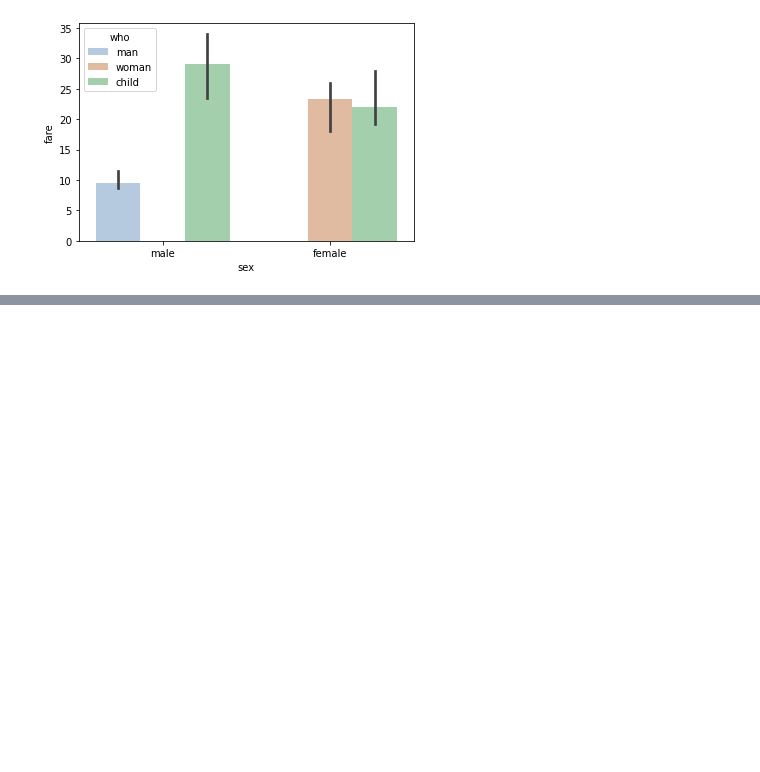
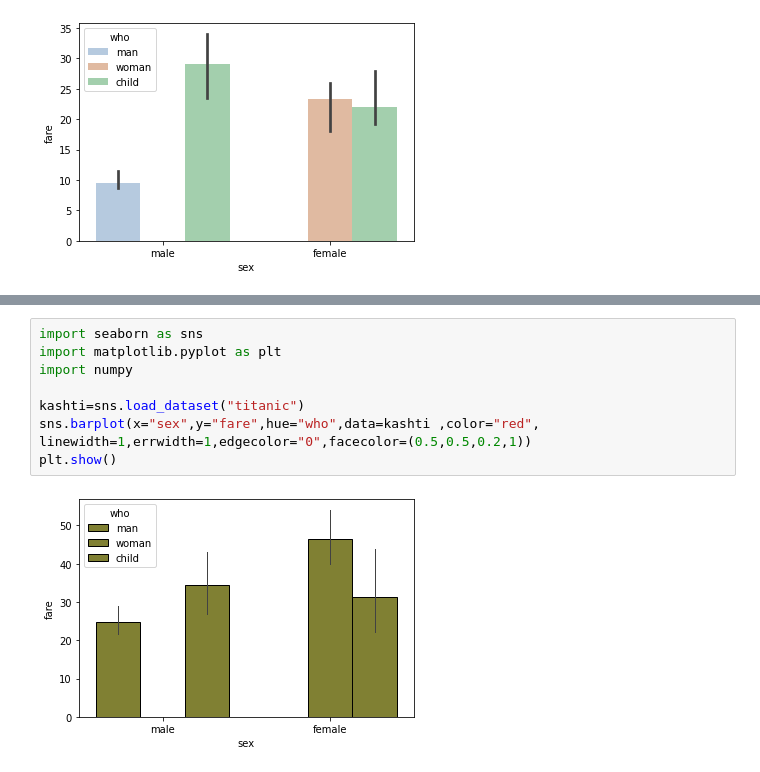
Before and after one commit to usmanjavaid227/Complete_Data-Science, a Jupyter notebook: visual/02_bar_plot.ipynb, the cells around one changed output, grey strips where cells are left out. Saved outputs shown, nothing was run; the diff lists cells and outputs as text; blank space fills up the shorter version.

```diff
--- a/visual/02_bar_plot.ipynb
+++ b/visual/02_bar_plot.ipynb
@@ -92,0 +104,11 @@ plt.show()
+# %%
+import seaborn as sns
+import matplotlib.pyplot as plt
+import numpy
+
+kashti=sns.load_dataset("titanic")
+sns.barplot(x="sex",y="fare",hue="who",data=kashti ,color="red",
+linewidth=1,errwidth=1,edgecolor="0",facecolor=(0.5,0.5,0.2,1))
+plt.show()
+# %% [output]
+[figure, added]
```
Also changed, not shown: parts of 2 cells of this notebook, 2 other files.
